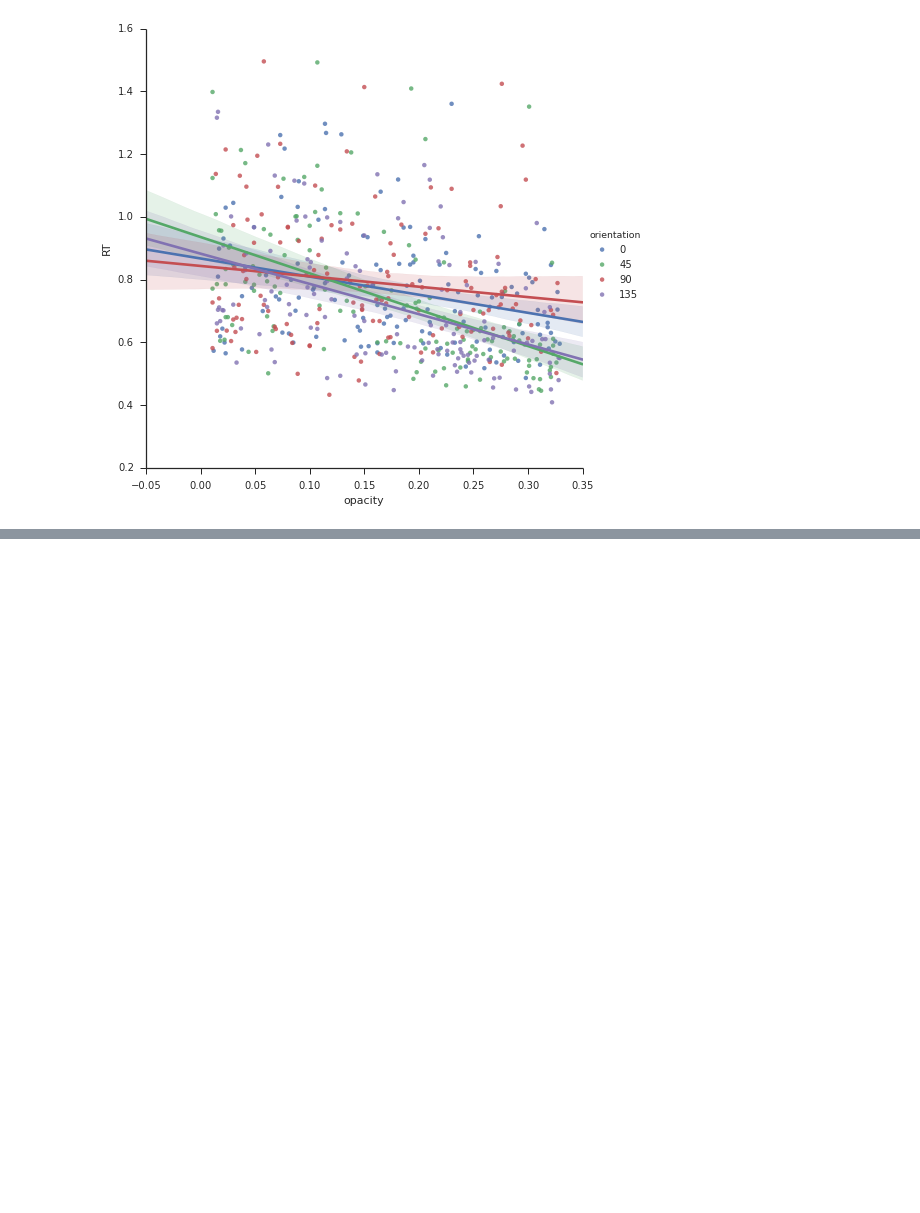
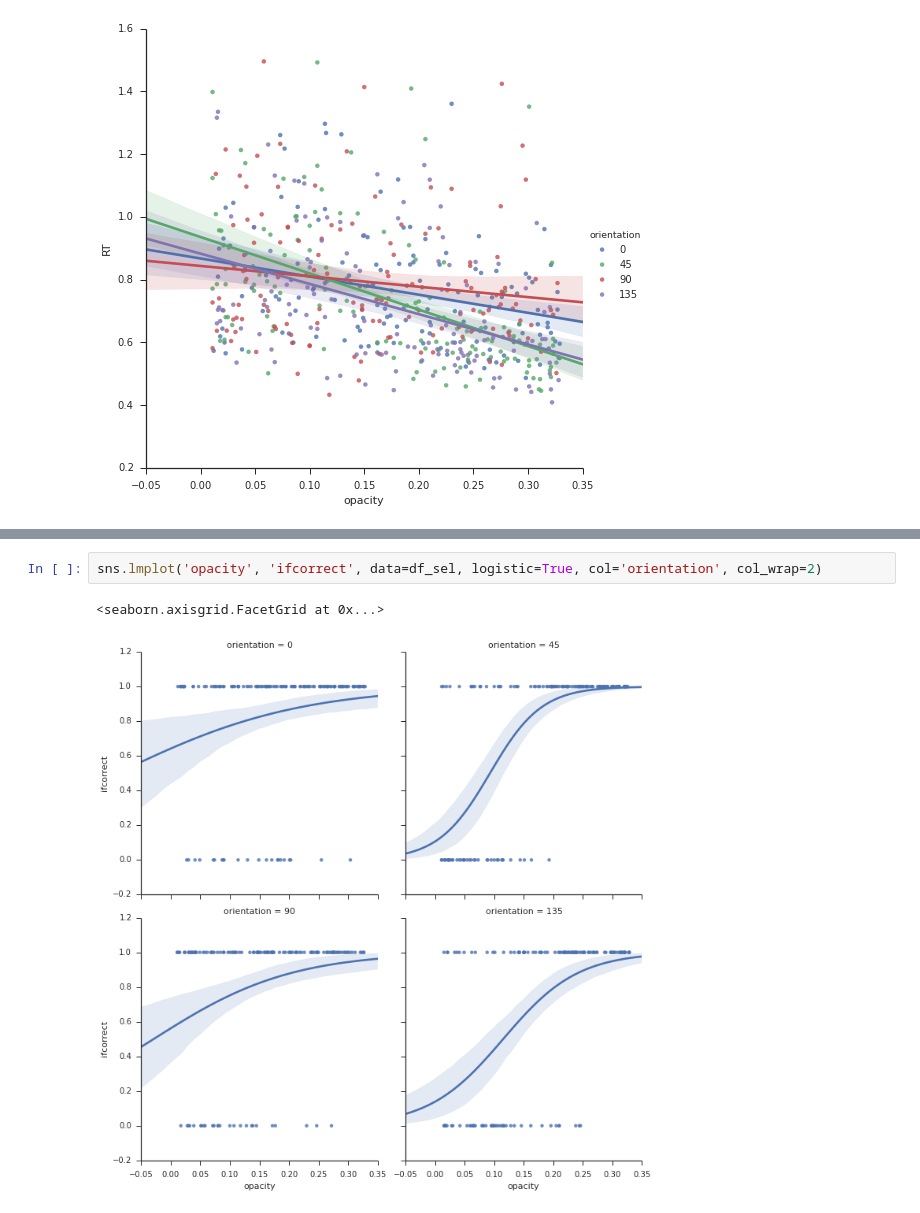
Before and after one commit to mmagnuski/GabCon-2015, a Jupyter notebook: behavior/behchecks.ipynb, the cells around one changed output, grey strips where cells are left out. Drawn from its saved outputs; the diff is of its cells as text; blank space fills up the shorter version.

```diff
--- a/behavior/behchecks.ipynb
+++ b/behavior/behchecks.ipynb
@@ -84,0 +116,5 @@ sns.lmplot("opacity", "RT", data=df_sel, hue="orientation", size=7)
+# %%
+sns.lmplot('opacity', 'ifcorrect', data=df_sel, logistic=True, col='orientation', col_wrap=2)
+# %% [output]
+<seaborn.axisgrid.FacetGrid at 0x...>
+[figure, added]
```
Also changed, not shown: parts of 8 cells of this notebook.
